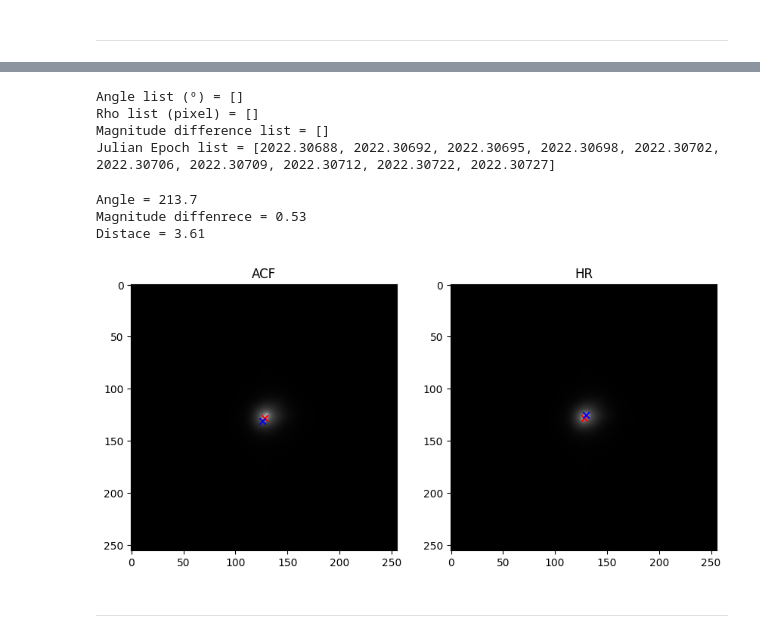
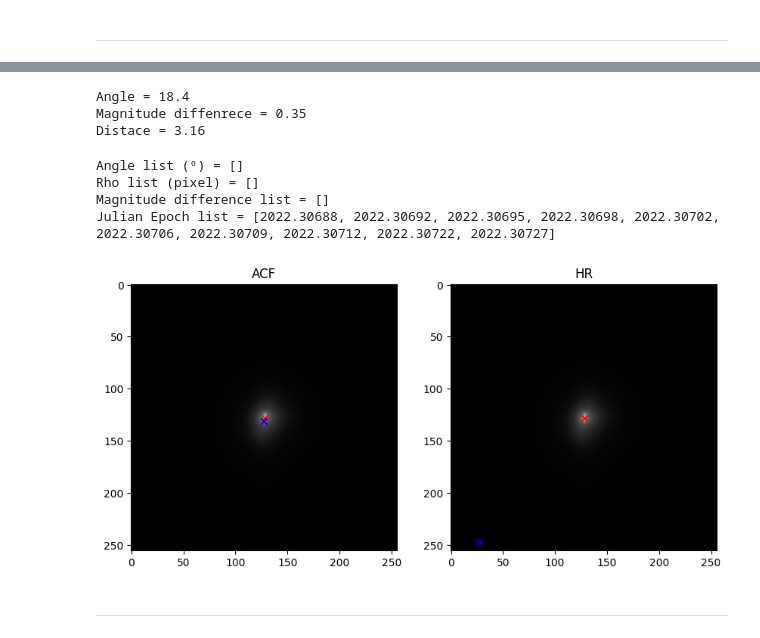
Before and after one commit to lucaspereira1342/Speckle, a Jupyter notebook: speckle_data_reduction.ipynb, the cells around one changed output, grey strips where cells are left out. Drawn from its saved outputs; the diff is of its cells as text; code cells hidden in the pictures.

```diff
--- a/speckle_data_reduction.ipynb
+++ b/speckle_data_reduction.ipynb
@@ -850,8 +850,11 @@ Autorcorrelation function (ACF) calculation.
 # ----------------------------
 # Cálculo da média das imagens
 # ----------------------------
-caminhos = [r'D:\22abr23\PWS\PWS-14075-0936-R.fits',
-            r'D:\22abr23\PWS\PWS-15105-3653-R.fits']
+caminhos = [r'D:\26mai26\PWS\PWS-11003-5942-I.fits',
+            r'D:\26mai26\PWS\PWS-16413-1804-I.fits',
+            r'D:\26mai26\PWS\PWS-16430-0857-I.fits',
+            r'D:\26mai26\PWS\PWS-16446-2938-I.fits',
+            r'D:\26mai26\PWS\PWS-16453-3238-I.fits']
 
 images = []
 
@@ -864,5 +867,5 @@ for i in caminhos:
 psf = sum(images)
 
 hdu = fits.PrimaryHDU(psf)
-hdu.writeto(r"psf_00_R.fits", overwrite=True)
+hdu.writeto(r"psf_I.fits", overwrite=True)
 # %%
@@ -1009,9 +1030,9 @@ dist_list = []
 theta_list = []
 diff_mag_list = []
 # %%
-autocorr = r"D:\22abr23\ACF\ACF-15504-0303-V.fits"
-HR = r"D:\22abr23\HR\HR-15504-0303-V.fits"
-time = '2022-04-24T00:59:52'
+autocorr = r"D:\26mai26\ACF\ACF-11009-4030-I.fits"
+HR = r"D:\26mai26\HR\HR-11009-4030-I.fits"
+time = '2026-05-26T23:24:58'
 
 _ , pos_acf = position(autocorr)
 _ , pos_hr = position(HR)
@@ -1054,7 +1075,7 @@ else:
         print(f'Rho = {dist:.2f} pixels')
         print(f'Magnitude diffenrece = {diff_mag:.2f}')
 
-#print(f'Julian Epoch = {epoch:.5f}')
+print(f'Julian Epoch = {epoch:.5f}')
 
 #epoch_list.append(epoch)
 theta_list.append(theta)
@@ -1074,3 +1096,19 @@ HR = [[159 142]]
+# %%
+hdul_ar = fits.open(HR)
+header_ar = hdul_ar[0].header
+image_ar = hdul_ar[0].data
+flux_max = np.amax(image_ar)
+fluxo = image_ar[pos_acf[0, 1], pos_acf[0, 0]]
+diff_mag = -2.5*np.log10((fluxo/flux_max))
+dist, theta = dist_theta(autocorr)
+
+print(f'Angle = {theta:.1f}')
+print(f'Magnitude diffenrece = {diff_mag:.2f}')
+print(f'Distace = {dist:.2f}')
+# %% [output]
+Angle = 18.4
+Magnitude diffenrece = 0.35
+Distace = 3.16
 # %%
 theta_list = [round(float(theta), 1) for theta in theta_list]
 print(f'Angle list (º) = {theta_list}')
@@ -1088,53 +1126,37 @@ Angle list (º) = []
 Rho list (pixel) = []
 Magnitude difference list = []
 Julian Epoch list = [2022.30688, 2022.30692, 2022.30695, 2022.30698, 2022.30702, 2022.30706, 2022.30709, 2022.30712, 2022.30722, 2022.30727]
-# %%
-hdul_ar = fits.open(HR)
-header_ar = hdul_ar[0].header
-image_ar = hdul_ar[0].data
-flux_max = np.amax(image_ar)
-fluxo = image_ar[pos_acf[0, 1], pos_acf[0, 0]]
-diff_mag = -2.5*np.log10((fluxo/flux_max))
-dist, theta = dist_theta(autocorr)
-
-print(f'Angle = {theta:.1f}')
-print(f'Magnitude diffenrece = {diff_mag:.2f}')
-print(f'Distace = {dist:.2f}')
-# %% [output]
-Angle = 213.7
-Magnitude diffenrece = 0.53
-Distace = 3.61
 # %%
-hdul = fits.open(r"D:\22abr23\ACF\ACF-15420+0027_O-I.fits")
+hdul = fits.open(r"D:\26mai26\ACF\ACF-11009-4030-I.fits")
 header = hdul[0].header
 data = hdul[0].data
 
-hdul_01 = fits.open(r"D:\22abr23\HR\HR-15420+0027_O-I.fits")  # Mostra informações sobre as extensões do FITS
+hdul_01 = fits.open(r"D:\26mai26\HR\HR-11009-4030-I.fits")  # Mostra informações sobre as extensões do FITS
 header_01 = hdul_01[0].header
 data_01 = hdul_01[0].data
 
 (x_max, y_max), _ = position(autocorr)
 (x_max_01, y_max_01), _ = position(HR)
 
 plt.figure(figsize=(10,10))
 plt.subplot(1, 2, 1)
 plt.imshow(data, cmap='gray', origin='upper')
 plt.scatter(x_max, y_max, color='red', marker='x')
 plt.imshow(data_01, cmap='gray', origin='upper')
 for i in range(len(pos_acf)):
     plt.scatter(pos_acf[i, 0], pos_acf[i, 1], color='b', marker='x')
 plt.title("ACF")
 
 plt.subplot(1 , 2, 2)
 plt.imshow(data_01, cmap='gray', origin='upper')
 plt.scatter(x_max_01, y_max_01, color='red', marker='x')
 plt.imshow(data_01, cmap='gray', origin='upper')
 for i in range(len(pos_hr)):
     plt.scatter(pos_hr[i, 0], pos_hr[i, 1], color='b', marker='x')
 plt.title("HR")
 plt.show()
 # %% [output]
-[figure, old version]
+[figure, new version]
 # %% [markdown]
 ----
 # %% [markdown]
```
Also changed, not shown: parts of 7 cells of this notebook.
